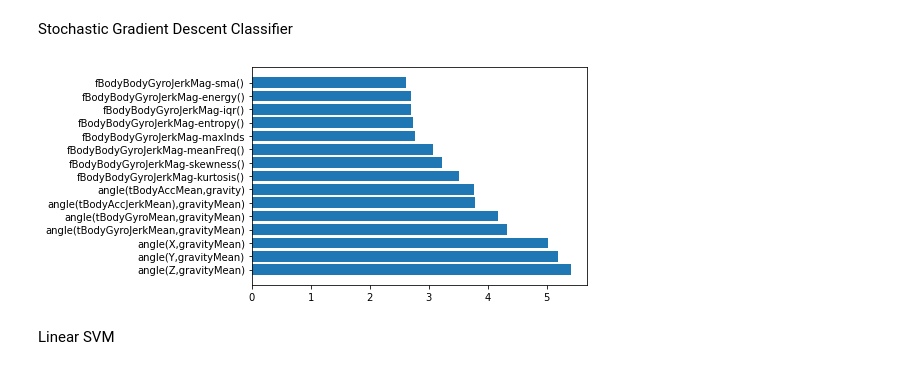
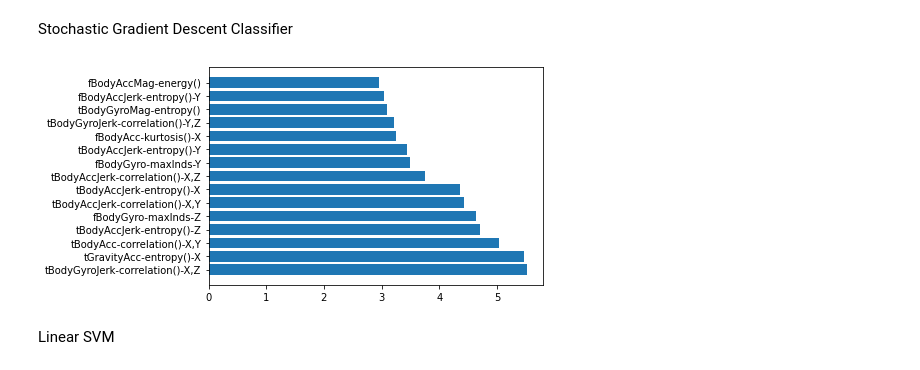
Before and after one commit to muliarska/health-state-detection-from-human-activity, a Jupyter notebook: human_activity_classification_ML_models.ipynb, the cells around one changed output. Drawn from its saved outputs; the diff is of its cells as text; code cells hidden in the pictures.

```diff
--- a/human_activity_classification_ML_models.ipynb
+++ b/human_activity_classification_ML_models.ipynb
@@ -385,15 +424,17 @@ Stochastic Gradient Descent Classifier
 # %%
 clf = SGDClassifier()
 clf.fit(XFull, YFull.flatten())
 
 imp = abs(clf.coef_[0])
 imp, names = zip(*sorted(list(zip(imp, features))))
 
 plt.barh(range(top), imp[::-1][0:top], align='center')
-plt.yticks(range(top), features[::-1][0:top])
+plt.yticks(range(top), names[::-1][0:top])
 plt.show()
+
+sgd_features_sorted = names[::-1]
 # %% [output]
-[figure, old version]
+[figure, new version]
 # %% [markdown]
 Linear SVM
 # %%
```
Also changed, not shown: parts of 28 cells of this notebook, 4 other files.
